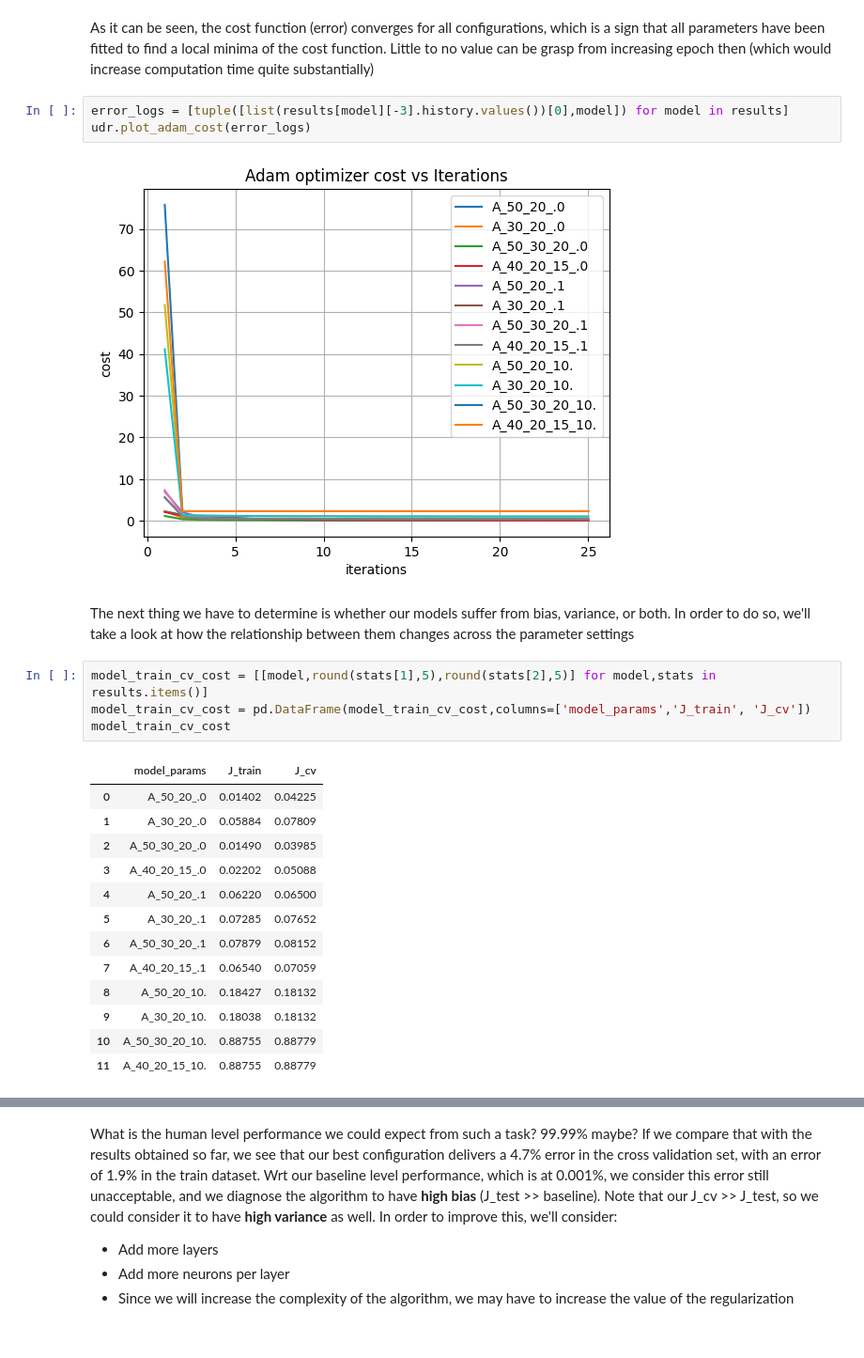
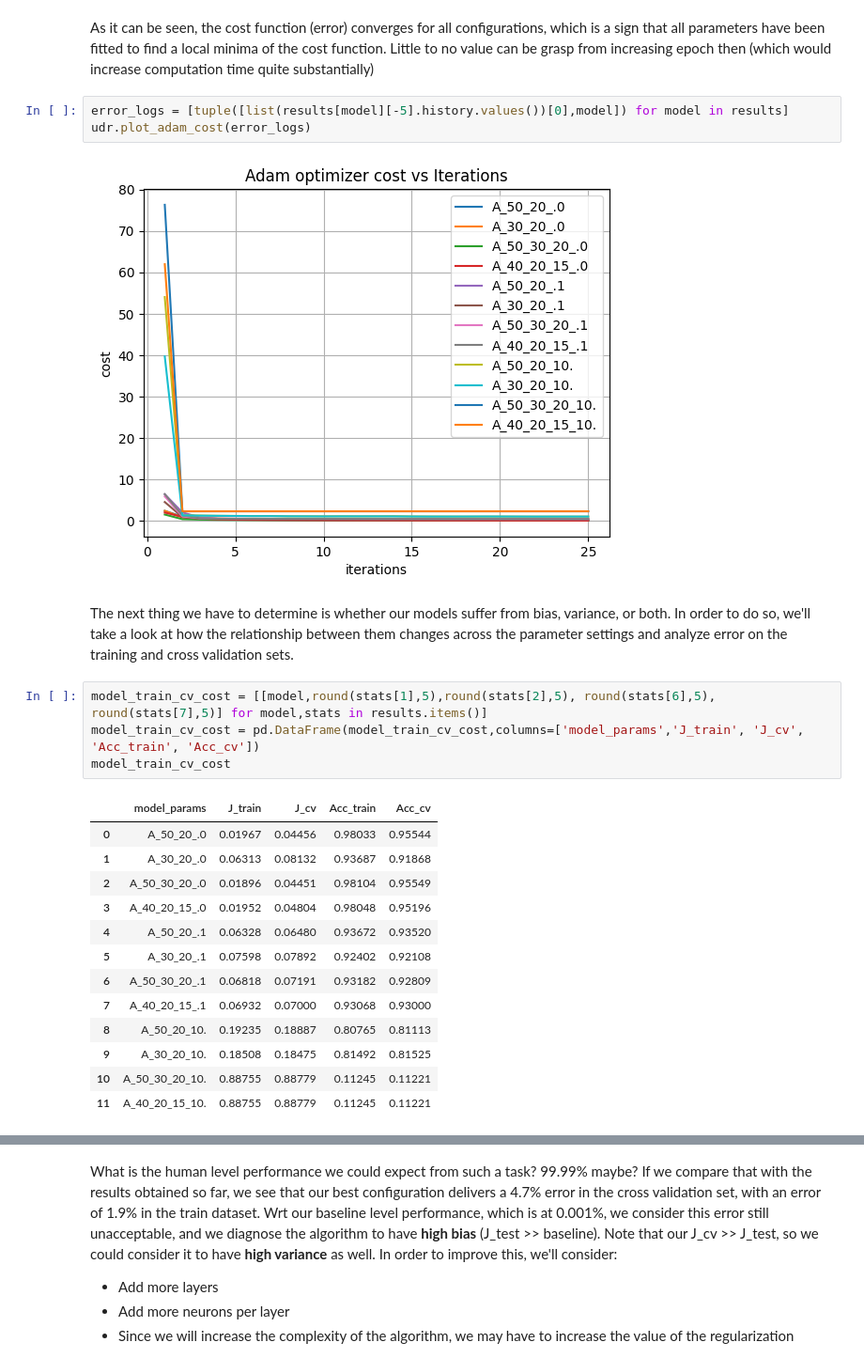
Before and after one commit to AXELQUANTT/Generic, a Jupyter notebook: ML_AI/Projects/MNIST_digits_recognizer/Analysis.ipynb, the cells around one changed output, grey strips where cells are left out. Shown: that part at 94% size. Cells and saved outputs as stored; diff of their text form; blank space fills up the shorter version.

```diff
--- a/ML_AI/Projects/MNIST_digits_recognizer/Analysis.ipynb
+++ b/ML_AI/Projects/MNIST_digits_recognizer/Analysis.ipynb
@@ -153,30 +153,30 @@ Models trained!
 # %% [markdown]
 As it can be seen, the cost function (error) converges for all configurations, which is a sign that all parameters have been fitted to find a local minima of the cost function. Little to no value can be grasp from increasing epoch then (which would increase computation time quite substantially)
 # %%
-error_logs = [tuple([list(results[model][-3].history.values())[0],model]) for model in results]
+error_logs = [tuple([list(results[model][-5].history.values())[0],model]) for model in results]
 udr.plot_adam_cost(error_logs)
 # %% [output]
-[figure, old version]
+[figure, new version]
 # %% [markdown]
-The next thing we have to determine is whether our models suffer from bias, variance, or both. In order to do so, we'll take a look at how the relationship between them changes across the parameter settings
+The next thing we have to determine is whether our models suffer from bias, variance, or both. In order to do so, we'll take a look at how the relationship between them changes across the parameter settings and analyze error on the training and cross validation sets.
 # %%
-model_train_cv_cost = [[model,round(stats[1],5),round(stats[2],5)] for model,stats in results.items()]
-model_train_cv_cost = pd.DataFrame(model_train_cv_cost,columns=['model_params','J_train', 'J_cv'])
+model_train_cv_cost = [[model,round(stats[1],5),round(stats[2],5), round(stats[6],5), round(stats[7],5)] for model,stats in results.items()]
+model_train_cv_cost = pd.DataFrame(model_train_cv_cost,columns=['model_params','J_train', 'J_cv', 'Acc_train', 'Acc_cv'])
 model_train_cv_cost
 # %% [output]
-|  | model_params | J_train | J_cv |
-| 0 | A_50_20_.0 | 0.01402 | 0.04225 |
-| 1 | A_30_20_.0 | 0.05884 | 0.07809 |
-| 2 | A_50_30_20_.0 | 0.01490 | 0.03985 |
-| 3 | A_40_20_15_.0 | 0.02202 | 0.05088 |
-| 4 | A_50_20_.1 | 0.06220 | 0.06500 |
-| 5 | A_30_20_.1 | 0.07285 | 0.07652 |
-| 6 | A_50_30_20_.1 | 0.07879 | 0.08152 |
-| 7 | A_40_20_15_.1 | 0.06540 | 0.07059 |
-| 8 | A_50_20_10. | 0.18427 | 0.18132 |
-| 9 | A_30_20_10. | 0.18038 | 0.18132 |
-| 10 | A_50_30_20_10. | 0.88755 | 0.88779 |
-| 11 | A_40_20_15_10. | 0.88755 | 0.88779 |
+|  | model_params | J_train | J_cv | Acc_train | Acc_cv |
+| 0 | A_50_20_.0 | 0.01967 | 0.04456 | 0.98033 | 0.95544 |
+| 1 | A_30_20_.0 | 0.06313 | 0.08132 | 0.93687 | 0.91868 |
+| 2 | A_50_30_20_.0 | 0.01896 | 0.04451 | 0.98104 | 0.95549 |
+| 3 | A_40_20_15_.0 | 0.01952 | 0.04804 | 0.98048 | 0.95196 |
+| 4 | A_50_20_.1 | 0.06328 | 0.06480 | 0.93672 | 0.93520 |
+| 5 | A_30_20_.1 | 0.07598 | 0.07892 | 0.92402 | 0.92108 |
+| 6 | A_50_30_20_.1 | 0.06818 | 0.07191 | 0.93182 | 0.92809 |
+| 7 | A_40_20_15_.1 | 0.06932 | 0.07000 | 0.93068 | 0.93000 |
+| 8 | A_50_20_10. | 0.19235 | 0.18887 | 0.80765 | 0.81113 |
+| 9 | A_30_20_10. | 0.18508 | 0.18475 | 0.81492 | 0.81525 |
+| 10 | A_50_30_20_10. | 0.88755 | 0.88779 | 0.11245 | 0.11221 |
+| 11 | A_40_20_15_10. | 0.88755 | 0.88779 | 0.11245 | 0.11221 |
 # %%
 best_config = model_train_cv_cost.loc[model_train_cv_cost['J_cv']==min(model_train_cv_cost['J_cv']),:]
 best_config
```
Also changed, not shown: parts of 22 cells of this notebook, 1 other file.
